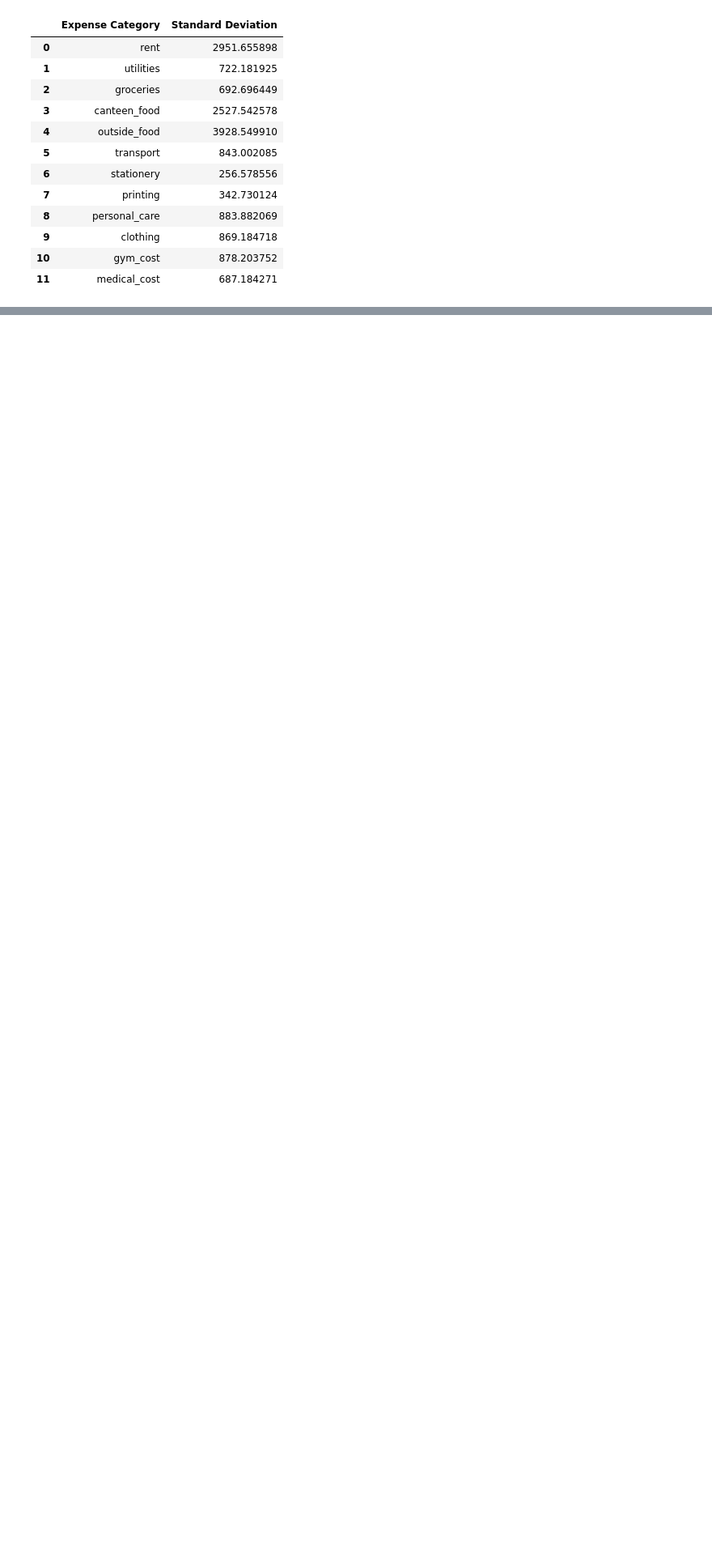
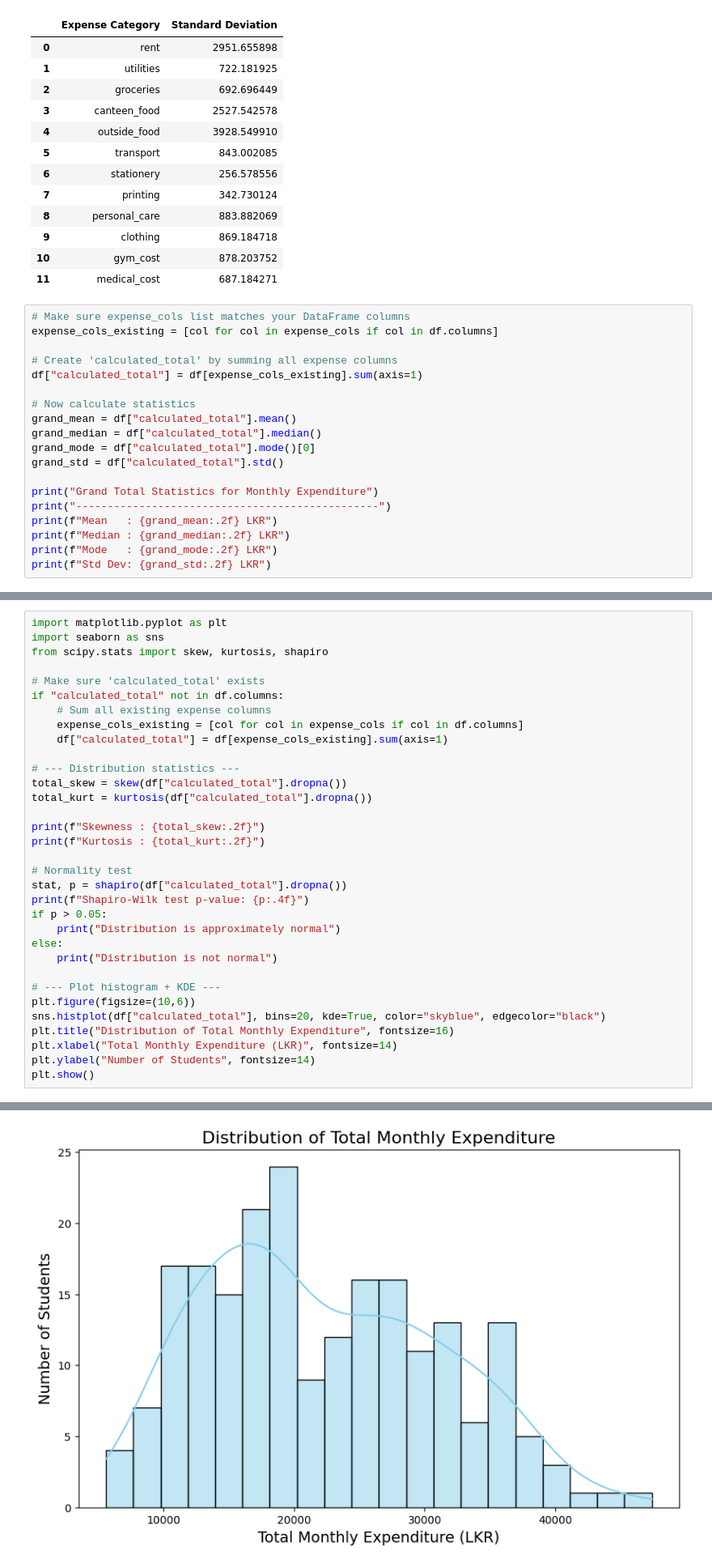
Before and after one commit to Pasindu115530/Static-Project, a Jupyter notebook: test.ipynb, the cells around one changed output, grey strips where cells are left out. Shown at 81% size. Drawn from its saved outputs; the diff is of its cells as text; blank space fills up the shorter version.

Commit message:
Distribution Part

```diff
--- a/test.ipynb
+++ b/test.ipynb
@@ -406,3 +391,22 @@ display(std_df)
 | 9 | clothing | 869.184718 |
 | 10 | gym_cost | 878.203752 |
 | 11 | medical_cost | 687.184271 |
+# %%
+# Make sure expense_cols list matches your DataFrame columns
+expense_cols_existing = [col for col in expense_cols if col in df.columns]
+
+# Create 'calculated_total' by summing all expense columns
+df["calculated_total"] = df[expense_cols_existing].sum(axis=1)
+
+# Now calculate statistics
+grand_mean = df["calculated_total"].mean()
+grand_median = df["calculated_total"].median()
+grand_mode = df["calculated_total"].mode()[0]
+grand_std = df["calculated_total"].std()
+
+print("Grand Total Statistics for Monthly Expenditure")
+print("------------------------------------------------")
+print(f"Mean   : {grand_mean:.2f} LKR")
+print(f"Median : {grand_median:.2f} LKR")
+print(f"Mode   : {grand_mode:.2f} LKR")
+print(f"Std Dev: {grand_std:.2f} LKR")
@@ -408,0 +420,34 @@ display(std_df)
+# %%
+import matplotlib.pyplot as plt
+import seaborn as sns
+from scipy.stats import skew, kurtosis, shapiro
+
+# Make sure 'calculated_total' exists
+if "calculated_total" not in df.columns:
+    # Sum all existing expense columns
+    expense_cols_existing = [col for col in expense_cols if col in df.columns]
+    df["calculated_total"] = df[expense_cols_existing].sum(axis=1)
+
+# --- Distribution statistics ---
+total_skew = skew(df["calculated_total"].dropna())
+total_kurt = kurtosis(df["calculated_total"].dropna())
+
+print(f"Skewness : {total_skew:.2f}")
+print(f"Kurtosis : {total_kurt:.2f}")
+
+# Normality test
+stat, p = shapiro(df["calculated_total"].dropna())
+print(f"Shapiro-Wilk test p-value: {p:.4f}")
+if p > 0.05:
+    print("Distribution is approximately normal")
+else:
+    print("Distribution is not normal")
+
+# --- Plot histogram + KDE ---
+plt.figure(figsize=(10,6))
+sns.histplot(df["calculated_total"], bins=20, kde=True, color="skyblue", edgecolor="black")
+plt.title("Distribution of Total Monthly Expenditure", fontsize=16)
+plt.xlabel("Total Monthly Expenditure (LKR)", fontsize=14)
+plt.ylabel("Number of Students", fontsize=14)
+plt.show()
+# %% [output]
@@ -408,0 +458 @@ display(std_df)
+[figure, added]
```
Also changed, not shown: parts of 4 cells of this notebook.
